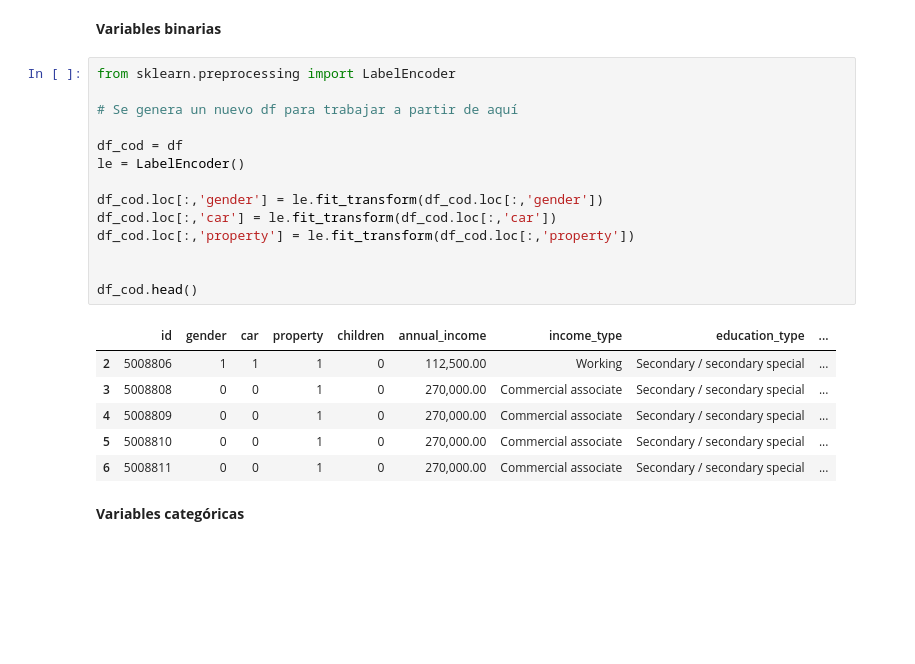
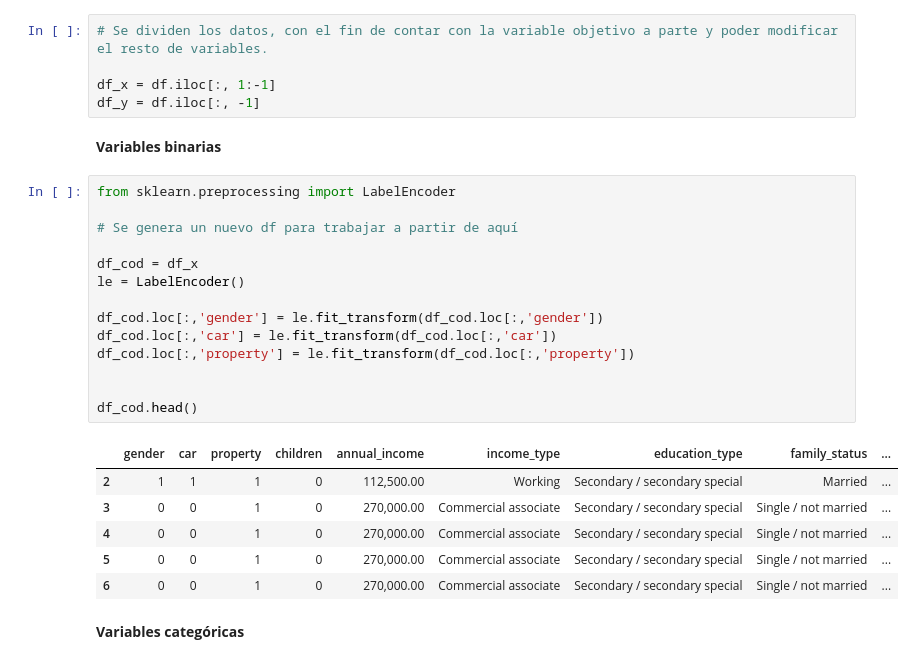
Before and after one commit to difercast/credit-card-risk-management, a Jupyter notebook: src/2-eda-featuring-eng.ipynb, the cells around one changed output. Drawn from its saved outputs; the diff is of its cells as text; blank space fills up the shorter version.

Commit message:
Se actualiza notebook, se dividen los datos antes de la codificación

```diff
--- a/src/2-eda-featuring-eng.ipynb
+++ b/src/2-eda-featuring-eng.ipynb
@@ -392,29 +392,34 @@ Dentro de esta codificación se encuentran tres secciones:
 - Variables categóricas
 
 - Variable continuas
+# %%
+# Se dividen los datos, con el fin de contar con la variable objetivo a parte y poder modificar el resto de variables.
+
+df_x = df.iloc[:, 1:-1]
+df_y = df.iloc[:, -1]
 # %% [markdown]
 **Variables binarias**
 # %%
 from sklearn.preprocessing import LabelEncoder
 
 # Se genera un nuevo df para trabajar a partir de aquí
 
-df_cod = df
+df_cod = df_x
 le = LabelEncoder()
 
 df_cod.loc[:,'gender'] = le.fit_transform(df_cod.loc[:,'gender'])
 df_cod.loc[:,'car'] = le.fit_transform(df_cod.loc[:,'car'])
 df_cod.loc[:,'property'] = le.fit_transform(df_cod.loc[:,'property'])
 
 
 df_cod.head()
 # %% [output]
-|  | id | gender | car | property | children | annual_income | income_type | education_type | ... |
-| 2 | 5008806 | 1 | 1 | 1 | 0 | 112,500.00 | Working | Secondary / secondary special | ... |
-| 3 | 5008808 | 0 | 0 | 1 | 0 | 270,000.00 | Commercial associate | Secondary / secondary special | ... |
-| 4 | 5008809 | 0 | 0 | 1 | 0 | 270,000.00 | Commercial associate | Secondary / secondary special | ... |
-| 5 | 5008810 | 0 | 0 | 1 | 0 | 270,000.00 | Commercial associate | Secondary / secondary special | ... |
-| 6 | 5008811 | 0 | 0 | 1 | 0 | 270,000.00 | Commercial associate | Secondary / secondary special | ... |
+|  | gender | car | property | children | annual_income | income_type | education_type | family_status | ... |
+| 2 | 1 | 1 | 1 | 0 | 112,500.00 | Working | Secondary / secondary special | Married | ... |
+| 3 | 0 | 0 | 1 | 0 | 270,000.00 | Commercial associate | Secondary / secondary special | Single / not married | ... |
+| 4 | 0 | 0 | 1 | 0 | 270,000.00 | Commercial associate | Secondary / secondary special | Single / not married | ... |
+| 5 | 0 | 0 | 1 | 0 | 270,000.00 | Commercial associate | Secondary / secondary special | Single / not married | ... |
+| 6 | 0 | 0 | 1 | 0 | 270,000.00 | Commercial associate | Secondary / secondary special | Single / not married | ... |
 # %% [markdown]
 **Variables categóricas**
 # %%
```
Also changed, not shown: parts of 5 cells of this notebook.
